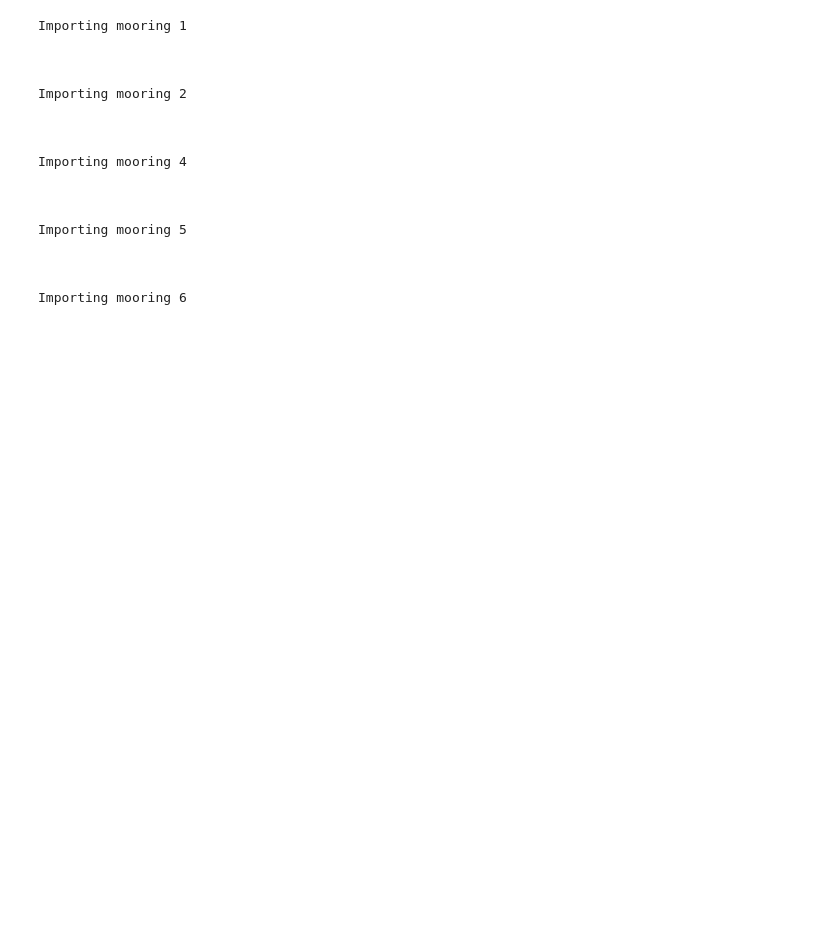
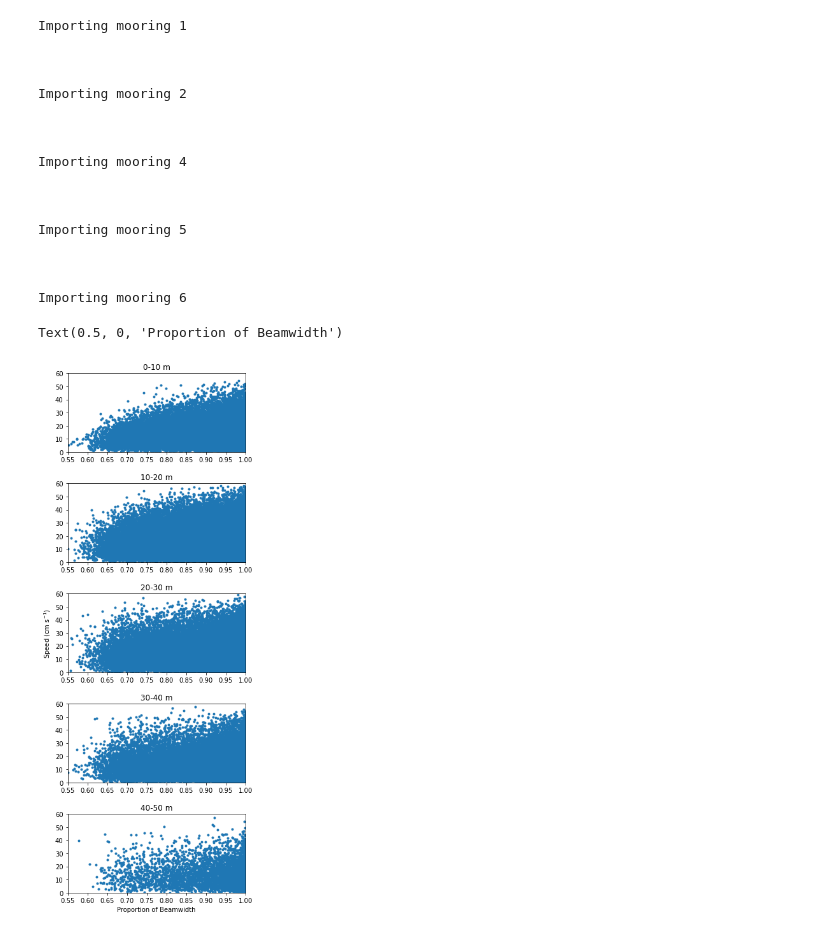
Before and after one commit to leviner/MooredEchosounders, a Jupyter notebook: code/buildTrackData_linear.ipynb, the cells around one changed output. Drawn from its saved outputs; the diff is of its cells as text; code cells hidden in the pictures; blank space fills up the shorter version.

```diff
--- a/code/buildTrackData_linear.ipynb
+++ b/code/buildTrackData_linear.ipynb
@@ -565,6 +563,6 @@ def propBeam(dfR,dfT):
         props.append(l)
         speeds.append(s)
         ranges.append(r)
-    return props,speeds,ranges
+    return props,speeds,ranges, len(dfCur)
 # %%
 # Example for 1 track
@@ -577,55 +575,50 @@ speedStat(dfCur,p=True)
 # %%
-ps,sps,rs = [],[],[]
+ps,sps,rs,ls = [],[],[],[]
 from mooringParams import paramsDAFT1 as processParams1 # Each mooring has a specific params file with
 dfR, dfT = readExports(processParams1)
-prop,speed,r = propBeam(dfR,dfT)
+prop,speed,r,l = propBeam(dfR,dfT)
 ps.append(prop)
 sps.append(speed)
 rs.append(r)
+ls.append(l)
 
 from mooringParams import paramsDAFT2 as processParams2 # Each mooring has a specific params file with
 dfR, dfT = readExports(processParams2)
-prop,speed,r = propBeam(dfR,dfT)
+prop,speed,r,l = propBeam(dfR,dfT)
 ps.append(prop)
 sps.append(speed)
 rs.append(r)
+ls.append(l)
 
 from mooringParams import paramsDAFT4 as processParams4 # Each mooring has a specific params file with
 dfR, dfT = readExports(processParams4)
-prop,speed,r = propBeam(dfR,dfT)
+prop,speed,r,l = propBeam(dfR,dfT)
 ps.append(prop)
 sps.append(speed)
 rs.append(r)
+ls.append(l)
 
 from mooringParams import paramsDAFT5 as processParams5 # Each mooring has a specific params file with
 dfR, dfT = readExports(processParams5)
-prop,speed,r = propBeam(dfR,dfT)
+prop,speed,r,l = propBeam(dfR,dfT)
 ps.append(prop)
 sps.append(speed)
 rs.append(r)
+ls.append(l)
 
 from mooringParams import paramsDAFT6 as processParams6 # Each mooring has a specific params file with
 dfR, dfT = readExports(processParams6)
-prop,speed,r = propBeam(dfR,dfT)
+prop,speed,r,l = propBeam(dfR,dfT)
 ps.append(prop)
 sps.append(speed)
 rs.append(r)
+ls.append(l)
 
 # merge it all and plot it
 dfs = []
 for ct in [0,1,2,3,4]:
-    dfs.append(pd.DataFrame({'prop':np.array(ps[ct]),'speed':np.array(sps[ct]),'range':np.array(rs[ct]),'m':ct+1}))
+    dfs.append(pd.DataFrame({'prop':np.array(ps[ct]),'speed':np.array(sps[ct]),'range':np.array(rs[ct]),'targets':np.array(ls[ct]),'m':ct+1}))
 df = pd.concat(dfs)
-
-ct = 1
-fig = plt.subplots(5,1,figsize=(5,15))
-for r in [10, 20,30,40,50]:
-    plt.subplot(5,1,ct)
-    plt.plot(df[(df.range >r-10)&(df.range <r)].prop,df[(df.range >r-10)&(df.range <r)].speed,'.')
-    plt.axis([0.55,1,0,.6])
-    ct+=1
-    plt.title(str(r-10)+'-'+str(r)+' m')
-plt.subplots_adjust(hspace=.3)
 # %% [output]
 Importing mooring 1
 
@@ -644,3 +637,19 @@ Importing mooring 5
 
 
 Importing mooring 6
+# %%
+ct = 1
+fig = plt.subplots(5,1,figsize=(5,15))
+for r in [10, 20,30,40,50]:
+    plt.subplot(5,1,ct)
+    plt.plot(df[(df.range >r-10)&(df.range <r)].prop,df[(df.range >r-10)&(df.range <r)].speed*100,'.')
+    plt.axis([0.55,1,0,60])
+    if ct ==3:
+        plt.ylabel('Speed (cm s$^{-1}$)')
+    ct+=1
+    plt.title(str(r-10)+'-'+str(r)+' m')
+plt.subplots_adjust(hspace=.4)
+plt.xlabel('Proportion of Beamwidth')
+# %% [output]
+Text(0.5, 0, 'Proportion of Beamwidth')
+[figure, added]
```
Also changed, not shown: parts of 6 cells of this notebook.
